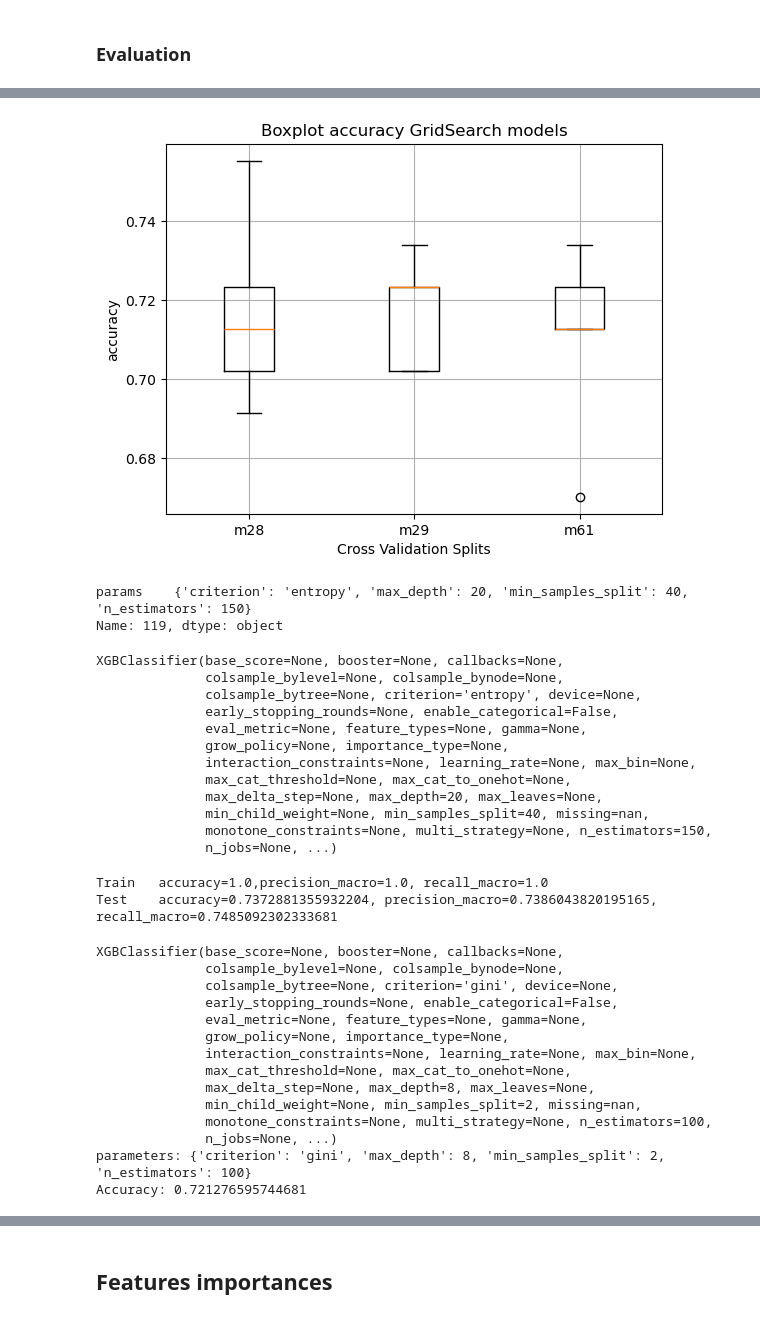
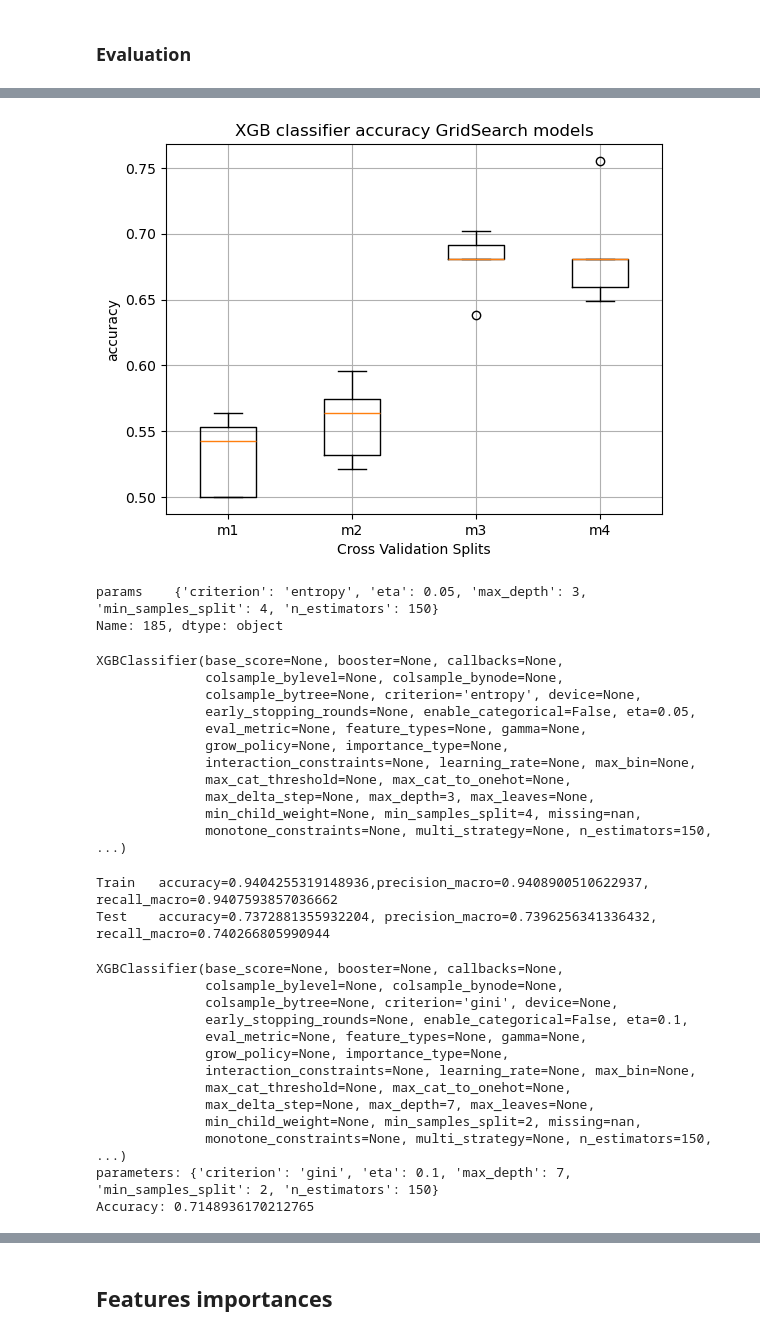
Before and after one commit to alfredcargar/master-thesis, a Jupyter notebook: notebooks/classification_model.ipynb, the cells around one changed output, grey strips where cells are left out. Drawn from its saved outputs; the diff is of its cells as text; code cells hidden in the pictures.

Commit message:
updated models

```diff
--- a/notebooks/classification_model.ipynb
+++ b/notebooks/classification_model.ipynb
@@ -346,9 +347,10 @@ x_train, x_test, y_train, y_test = train_test_split(df_features, df['capacity_le
 xgb_base = XGBClassifier(random_state=seed)
 params = {
     'n_estimators': [50,100,150],
-    'max_depth':[5, 8, 13, 20],
+    'max_depth':[3,6,7],
     'criterion':['gini','entropy'],
-    'min_samples_split':[2, 4, 8, 16, 40]
+    'min_samples_split':[2, 4, 8, 16, 40],
+    'eta': [0.01,0.05, 0.1]
 }
 # %%
 grid_xgb = GridSearchCV(
@@ -424,56 +426,57 @@ Index(['mean_fit_time', 'std_fit_time', 'mean_score_time', 'std_score_time',
 # %%
 # best candidates
-m28 = results[['split0_test_accuracy','split1_test_accuracy','split2_test_accuracy','split3_test_accuracy','split4_test_accuracy']].iloc[28]
-m29 = results[['split0_test_accuracy','split1_test_accuracy','split2_test_accuracy','split3_test_accuracy','split4_test_accuracy']].iloc[29]
-m61 = results[['split0_test_accuracy','split1_test_accuracy','split2_test_accuracy','split3_test_accuracy','split4_test_accuracy']].iloc[61]
+m1 = results[['split0_test_accuracy','split1_test_accuracy','split2_test_accuracy','split3_test_accuracy','split4_test_accuracy']].iloc[269]
+m2 = results[['split0_test_accuracy','split1_test_accuracy','split2_test_accuracy','split3_test_accuracy','split4_test_accuracy']].iloc[257]
+m3 = results[['split0_test_accuracy','split1_test_accuracy','split2_test_accuracy','split3_test_accuracy','split4_test_accuracy']].iloc[121]
+m4 = results[['split0_test_accuracy','split1_test_accuracy','split2_test_accuracy','split3_test_accuracy','split4_test_accuracy']].iloc[113]
 
-plt.boxplot([m28.values,m29.values,m61.values], labels=['m28','m29','m61'])
-plt.title('Boxplot accuracy GridSearch models')
+plt.boxplot([m1.values,m2.values,m3.values,m4.values], labels=['m1','m2','m3','m4'])
+plt.title('XGB classifier accuracy GridSearch models')
 plt.xlabel('Cross Validation Splits')
 plt.ylabel('accuracy')
 plt.grid(True)
 plt.savefig('../plots/boxplot_xgb_cl.png')
 plt.show()
 # %% [output]
-[figure, old version]
+[figure, new version]
 # %%
 pd.set_option('display.max_colwidth', None)
-results[['params']].iloc[61]
+results[['params']].iloc[121]
 # %% [output]
-params    {'criterion': 'entropy', 'max_depth': 20, 'min_samples_split': 40, 'n_estimators': 150}
-Name: 119, dtype: object
+params    {'criterion': 'entropy', 'eta': 0.05, 'max_depth': 3, 'min_samples_split': 4, 'n_estimators': 150}
+Name: 185, dtype: object
 # %%
-# training m61
 params = {
-    'max_depth': results.iloc[61]['param_max_depth'],
-    'n_estimators': results.iloc[61]['param_n_estimators'],
-    'criterion': results.iloc[61]['param_criterion'],
-    'min_samples_split': results.iloc[61]['param_min_samples_split']
+    'max_depth': results.iloc[121]['param_max_depth'],
+    'n_estimators': results.iloc[121]['param_n_estimators'],
+    'criterion': results.iloc[121]['param_criterion'],
+    'eta': results.iloc[121]['param_eta'],
+    'min_samples_split': results.iloc[121]['param_min_samples_split'],
+    'random_state': seed
 }
-xgb61 = XGBClassifier(**params)
-xgb61.fit(x_train,y_train)
+xgb_best = XGBClassifier(**params)
+xgb_best.fit(x_train,y_train)
 # %% [output]
 XGBClassifier(base_score=None, booster=None, callbacks=None,
               colsample_bylevel=None, colsample_bynode=None,
               colsample_bytree=None, criterion='entropy', device=None,
-              early_stopping_rounds=None, enable_categorical=False,
+              early_stopping_rounds=None, enable_categorical=False, eta=0.05,
               eval_metric=None, feature_types=None, gamma=None,
               grow_policy=None, importance_type=None,
               interaction_constraints=None, learning_rate=None, max_bin=None,
               max_cat_threshold=None, max_cat_to_onehot=None,
-              max_delta_step=None, max_depth=20, max_leaves=None,
-              min_child_weight=None, min_samples_split=40, missing=nan,
-              monotone_constraints=None, multi_strategy=None, n_estimators=150,
-              n_jobs=None, ...)
+              max_delta_step=None, max_depth=3, max_leaves=None,
+              min_child_weight=None, min_samples_split=4, missing=nan,
+              monotone_constraints=None, multi_strategy=None, n_estimators=150, ...)
 # %%
-y_pred_train = xgb61.predict(x_train)
-y_pred_test = xgb61.predict(x_test)
+y_pred_train = xgb_best.predict(x_train)
+y_pred_test = xgb_best.predict(x_test)
 
 print(f"Train \taccuracy={accuracy_score(y_train, y_pred_train)},precision_macro={precision_score(y_train,y_pred_train,average='macro')}, recall_macro={recall_score(y_train,y_pred_train,average='macro')}")
 print(f"Test \taccuracy={accuracy_score(y_test, y_pred_test)}, precision_macro={precision_score(y_test,y_pred_test,average='macro')}, recall_macro={recall_score(y_test,y_pred_test,average='macro')}")
 # %% [output]
-Train   accuracy=1.0,precision_macro=1.0, recall_macro=1.0
-Test    accuracy=0.7372881355932204, precision_macro=0.7386043820195165, recall_macro=0.7485092302333681
+Train   accuracy=0.9404255319148936,precision_macro=0.9408900510622937, recall_macro=0.9407593857036662
+Test    accuracy=0.7372881355932204, precision_macro=0.7396256341336432, recall_macro=0.740266805990944
 # %%
 # best theoric model from GS
 best_model_tr = grid_xgb.best_estimator_
@@ -486,17 +489,16 @@ print(f"Accuracy: {grid_xgb.best_score_}")
 XGBClassifier(base_score=None, booster=None, callbacks=None,
               colsample_bylevel=None, colsample_bynode=None,
               colsample_bytree=None, criterion='gini', device=None,
-              early_stopping_rounds=None, enable_categorical=False,
+              early_stopping_rounds=None, enable_categorical=False, eta=0.1,
               eval_metric=None, feature_types=None, gamma=None,
               grow_policy=None, importance_type=None,
               interaction_constraints=None, learning_rate=None, max_bin=None,
               max_cat_threshold=None, max_cat_to_onehot=None,
-              max_delta_step=None, max_depth=8, max_leaves=None,
+              max_delta_step=None, max_depth=7, max_leaves=None,
               min_child_weight=None, min_samples_split=2, missing=nan,
-              monotone_constraints=None, multi_strategy=None, n_estimators=100,
-              n_jobs=None, ...)
-parameters: {'criterion': 'gini', 'max_depth': 8, 'min_samples_split': 2, 'n_estimators': 100}
-Accuracy: 0.721276595744681
+              monotone_constraints=None, multi_strategy=None, n_estimators=150, ...)
+parameters: {'criterion': 'gini', 'eta': 0.1, 'max_depth': 7, 'min_samples_split': 2, 'n_estimators': 150}
+Accuracy: 0.7148936170212765
 # %%
 cm = confusion_matrix(y_test,y_pred_test)
 
```
Also changed, not shown: parts of 11 cells of this notebook.
